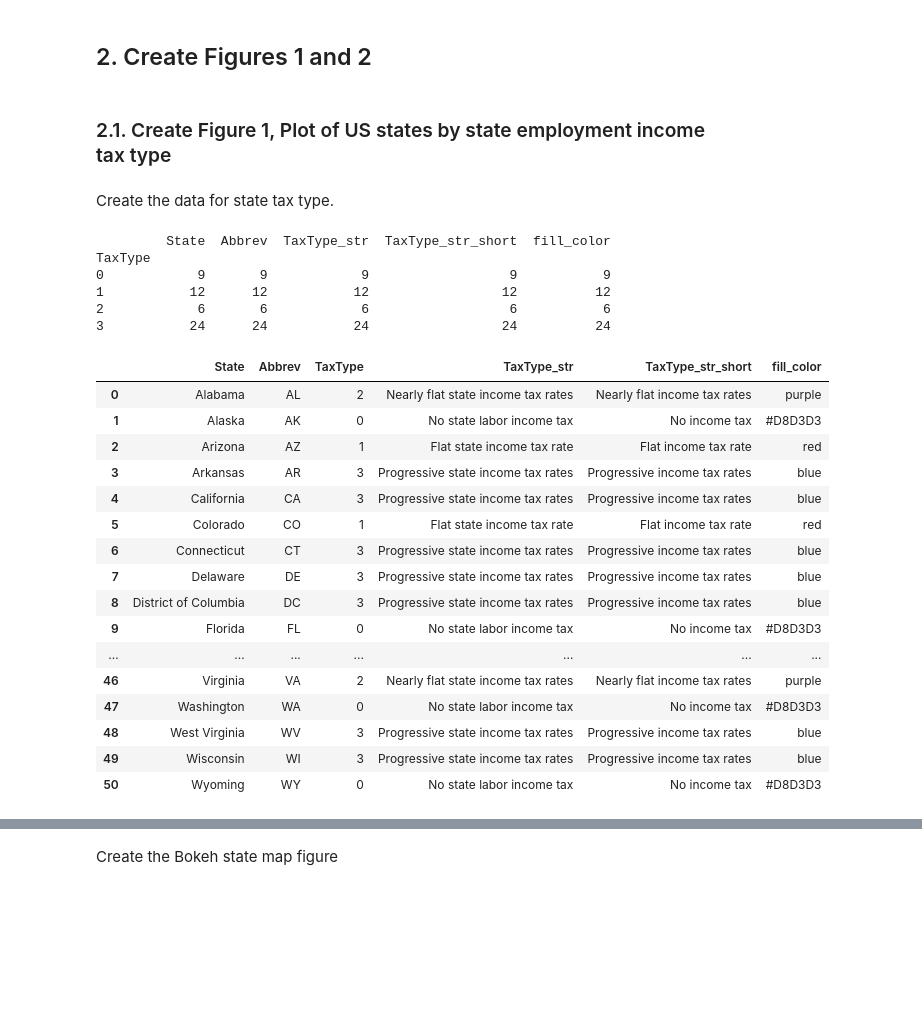
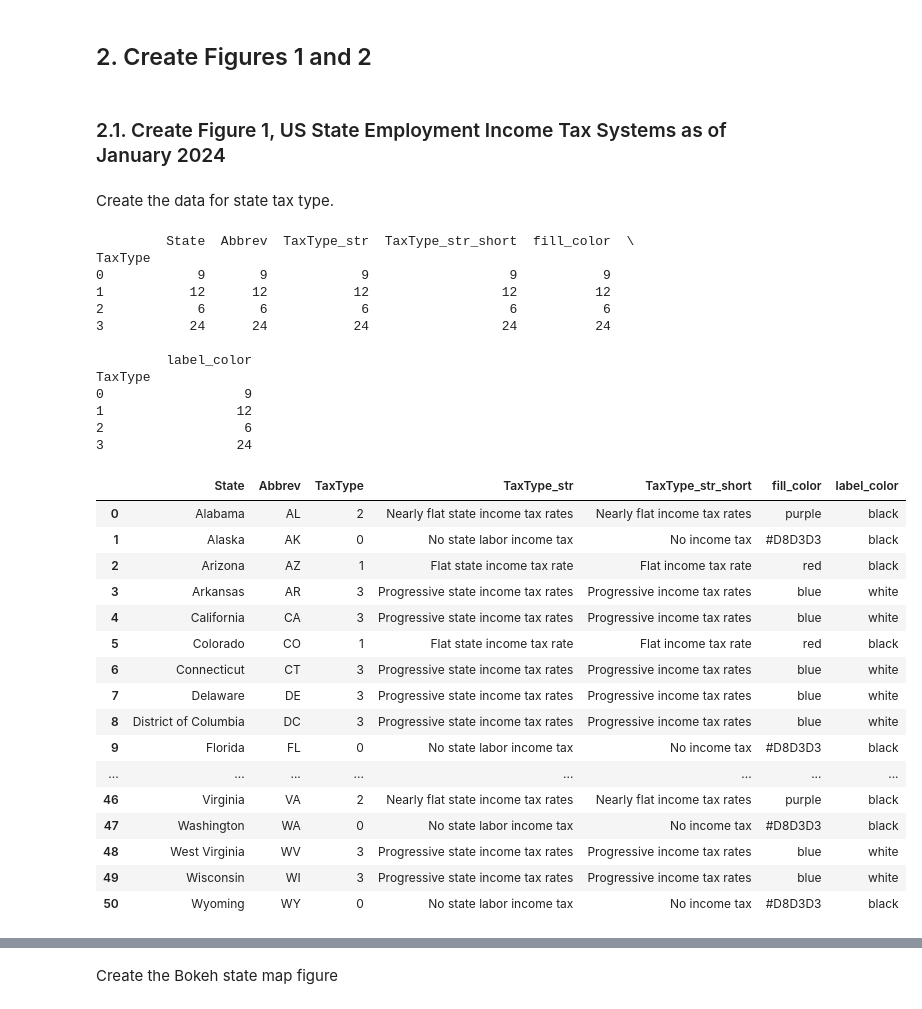
Before and after one commit to OpenSourceEcon/SC-IndivBusTax, a Jupyter notebook: SC_IndivBusTax.ipynb, the cells around one changed output, grey strips where cells are left out. Drawn from its saved outputs; the diff is of its cells as text; code cells hidden in the pictures; blank space fills up the shorter version.

```diff
--- a/SC_IndivBusTax.ipynb
+++ b/SC_IndivBusTax.ipynb
@@ -40,8 +40,8 @@ from policyengine_core.reforms import Reform
 from policyengine_core.periods import instant
 # %% [markdown]
 ## 2. Create Figures 1 and 2
-# %% [markdown]
-### 2.1. Create Figure 1, Plot of US states by state employment income tax type
+# %% [markdown]
+### 2.1. Create Figure 1, US State Employment Income Tax Systems as of January 2024
 # %% [markdown]
 Create the data for state tax type.
 # %%
@@ -55,16 +55,16 @@ Create the data for state tax type.
 #     for married filing jointly)
 # 3 = Progressive state income tax rates
 state_taxtype_list = [
-    ["Alabama", "AL", 2],
-    ["Alaska", "AK", 0],
-    ["Arizona", "AZ", 1],
-    ["Arkansas", "AR", 3],
+    ["Alabama", "AL", 2, "5.00%"],
+    ["Alaska", "AK", 0, "0.00%"],
+    ["Arizona", "AZ", 1, "2.50%"],
+    ["Arkansas", "AR", 3, "3.90%"],
     ["California", "CA", 3],
     ["Colorado", "CO", 1],
     ["Connecticut", "CT", 3],
     ["Delaware", "DE", 3],
     ["District of Columbia", "DC", 3],
-    ["Florida", "FL", 0],
+    ["Florida", "FL", 0, "0.00%"],
     ["Georgia", "GA", 1],
     ["Hawaii", "HI", 3],
     ["Idaho", "ID", 1],
@@ -83,8 +83,8 @@ state_taxtype_list = [
     ["Missouri", "MO", 2],
     ["Montana", "MT", 3],
     ["Nebraska", "NE", 3],
-    ["Nevada", "NV", 0],
-    ["New Hampshire", "NH", 0],
+    ["Nevada", "NV", 0, "0.00%"],
+    ["New Hampshire", "NH", 0, "0.00%"],
     ["New Jersey", "NJ", 3],
     ["New Mexico", "NM", 3],
     ["New York", "NY", 3],
@@ -96,16 +96,16 @@ state_taxtype_list = [
     ["Pennsylvania", "PA", 1],
     ["Rhode Island", "RI", 3],
     ["South Carolina", "SC", 2],
-    ["South Dakota", "SD", 0],
-    ["Tennessee", "TN", 0],
-    ["Texas", "TX", 0],
+    ["South Dakota", "SD", 0, "0.00%"],
+    ["Tennessee", "TN", 0, "0.00%"],
+    ["Texas", "TX", 0, "0.00%"],
     ["Utah", "UT", 1],
     ["Virginia", "VA", 2],
     ["Vermont", "VT", 3],
-    ["Washington", "WA", 0],
+    ["Washington", "WA", 0, "0.00%"],
     ["West Virginia", "WV", 3],
     ["Wisconsin", "WI", 3],
-    ["Wyoming", "WY", 0],
+    ["Wyoming", "WY", 0, "0.00%"],
 ]
 state_taxtype_df = pd.DataFrame(
     state_taxtype_list, columns=["State", "Abbrev", "TaxType"]
@@ -128,53 +128,62 @@ state_taxtype_df["TaxType_str_short"][state_taxtype_df["TaxType"]==2] = \
     "Nearly flat income tax rates"
 state_taxtype_df["TaxType_str_short"][state_taxtype_df["TaxType"]==3] = \
     "Progressive income tax rates"
 state_taxtype_df["fill_color"] = ""
 state_taxtype_df["fill_color"][state_taxtype_df["TaxType"]==0] = "#D8D3D3"
 state_taxtype_df["fill_color"][state_taxtype_df["TaxType"]==1] = "red"
 state_taxtype_df["fill_color"][state_taxtype_df["TaxType"]==2] = "purple"
 state_taxtype_df["fill_color"][state_taxtype_df["TaxType"]==3] = "blue"
+state_taxtype_df["label_color"] = "black"
+state_taxtype_df["label_color"][state_taxtype_df["TaxType"]==3] = "white"
 
 # Sort alphabetically by full state name
 state_taxtype_df.sort_values("State", inplace=True, ignore_index=True)
 
 # Create sub-DataFrames for each tax type
 no_tax_states_df = \
     state_taxtype_df[state_taxtype_df["TaxType"]==0].reset_index(drop=True)
 flat_tax_states_df = \
     state_taxtype_df[state_taxtype_df["TaxType"]==1].reset_index(drop=True)
 nflat_tax_states_df = \
     state_taxtype_df[state_taxtype_df["TaxType"]==2].reset_index(drop=True)
 prog_tax_states_df = \
     state_taxtype_df[state_taxtype_df["TaxType"]==3].reset_index(drop=True)
 print(state_taxtype_df.groupby("TaxType").count())
 
-# Save state_data_df as .csv
-state_taxtype_df.to_csv('./data/state_taxtype.csv', index=False)
+# Save state_taxtype_df as .csv
+state_taxtype_df.to_csv('./data/fig1_state_taxtype_2024.csv', index=False)
 state_taxtype_df
 # %% [output]
-         State  Abbrev  TaxType_str  TaxType_str_short  fill_color
+         State  Abbrev  TaxType_str  TaxType_str_short  fill_color  \
 TaxType
 0            9       9            9                  9           9
 1           12      12           12                 12          12
 2            6       6            6                  6           6
 3           24      24           24                 24          24
+
+         label_color
+TaxType
+0                  9
+1                 12
+2                  6
+3                 24
-|  | State | Abbrev | TaxType | TaxType_str | TaxType_str_short | fill_color |
-| 0 | Alabama | AL | 2 | Nearly flat state income tax rates | Nearly flat income tax rates | purple |
-| 1 | Alaska | AK | 0 | No state labor income tax | No income tax | #D8D3D3 |
-| 2 | Arizona | AZ | 1 | Flat state income tax rate | Flat income tax rate | red |
-| 3 | Arkansas | AR | 3 | Progressive state income tax rates | Progressive income tax rates | blue |
-| 4 | California | CA | 3 | Progressive state income tax rates | Progressive income tax rates | blue |
-| 5 | Colorado | CO | 1 | Flat state income tax rate | Flat income tax rate | red |
-| 6 | Connecticut | CT | 3 | Progressive state income tax rates | Progressive income tax rates | blue |
-| 7 | Delaware | DE | 3 | Progressive state income tax rates | Progressive income tax rates | blue |
-| 8 | District of Columbia | DC | 3 | Progressive state income tax rates | Progressive income tax rates | blue |
-| 9 | Florida | FL | 0 | No state labor income tax | No income tax | #D8D3D3 |
-| ... | ... | ... | ... | ... | ... | ... |
-| 46 | Virginia | VA | 2 | Nearly flat state income tax rates | Nearly flat income tax rates | purple |
-| 47 | Washington | WA | 0 | No state labor income tax | No income tax | #D8D3D3 |
-| 48 | West Virginia | WV | 3 | Progressive state income tax rates | Progressive income tax rates | blue |
-| 49 | Wisconsin | WI | 3 | Progressive state income tax rates | Progressive income tax rates | blue |
-| 50 | Wyoming | WY | 0 | No state labor income tax | No income tax | #D8D3D3 |
+|  | State | Abbrev | TaxType | TaxType_str | TaxType_str_short | fill_color | label_color |
+| 0 | Alabama | AL | 2 | Nearly flat state income tax rates | Nearly flat income tax rates | purple | black |
+| 1 | Alaska | AK | 0 | No state labor income tax | No income tax | #D8D3D3 | black |
+| 2 | Arizona | AZ | 1 | Flat state income tax rate | Flat income tax rate | red | black |
+| 3 | Arkansas | AR | 3 | Progressive state income tax rates | Progressive income tax rates | blue | white |
+| 4 | California | CA | 3 | Progressive state income tax rates | Progressive income tax rates | blue | white |
+| 5 | Colorado | CO | 1 | Flat state income tax rate | Flat income tax rate | red | black |
+| 6 | Connecticut | CT | 3 | Progressive state income tax rates | Progressive income tax rates | blue | white |
+| 7 | Delaware | DE | 3 | Progressive state income tax rates | Progressive income tax rates | blue | white |
+| 8 | District of Columbia | DC | 3 | Progressive state income tax rates | Progressive income tax rates | blue | white |
+| 9 | Florida | FL | 0 | No state labor income tax | No income tax | #D8D3D3 | black |
+| ... | ... | ... | ... | ... | ... | ... | ... |
+| 46 | Virginia | VA | 2 | Nearly flat state income tax rates | Nearly flat income tax rates | purple | black |
+| 47 | Washington | WA | 0 | No state labor income tax | No income tax | #D8D3D3 | black |
+| 48 | West Virginia | WV | 3 | Progressive state income tax rates | Progressive income tax rates | blue | white |
+| 49 | Wisconsin | WI | 3 | Progressive state income tax rates | Progressive income tax rates | blue | white |
+| 50 | Wyoming | WY | 0 | No state labor income tax | No income tax | #D8D3D3 | black |
 # %%
 # Print the no tax states
 no_tax_states_df
```
Also changed, not shown: parts of 13 cells of this notebook, 13 other files.
